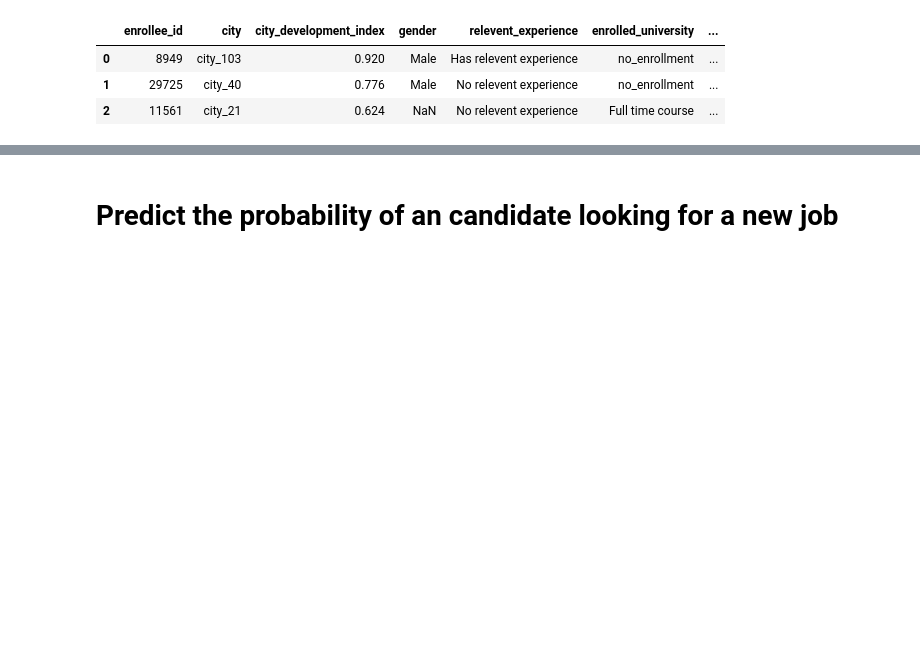
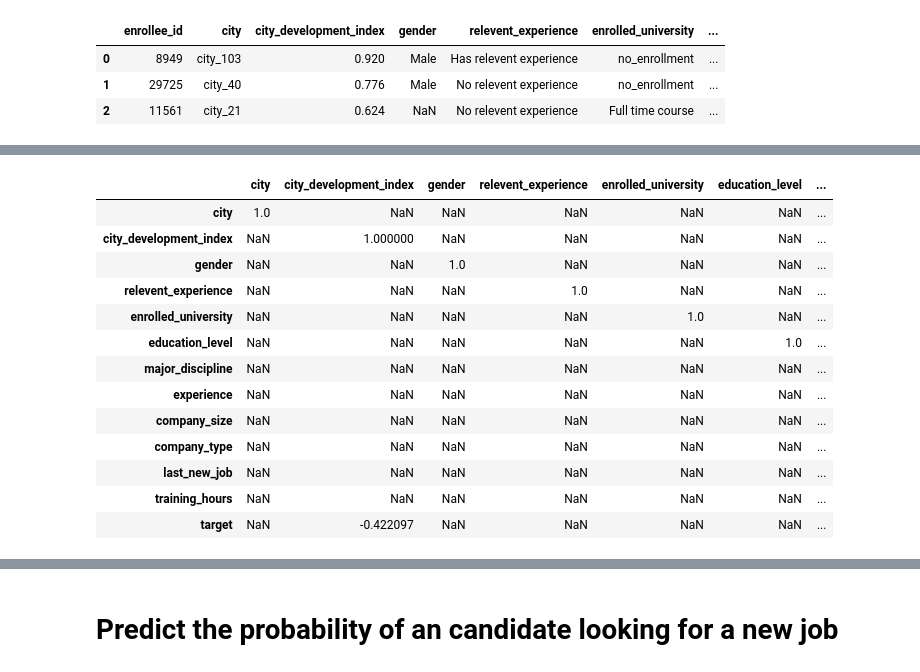
Before and after one commit to Xiajiruo/HR-Analytics-Job-Change-of-Data-Scientists, a Jupyter notebook: hr.ipynb, the cells around one changed output, grey strips where cells are left out. Drawn from its saved outputs; the diff is of its cells as text; code cells hidden in the pictures; blank space fills up the shorter version.

```diff
--- a/hr.ipynb
+++ b/hr.ipynb
@@ -51,0 +77,17 @@ TypeError: Encoders require their input to be uniformly strings or numbers. Got
+# %%
+df_train_notna.corr()[df_train_notna.corr().abs()>=0.4]
+# %% [output]
+|  | city | city_development_index | gender | relevent_experience | enrolled_university | education_level | ... |
+| city | 1.0 | NaN | NaN | NaN | NaN | NaN | ... |
+| city_development_index | NaN | 1.000000 | NaN | NaN | NaN | NaN | ... |
+| gender | NaN | NaN | 1.0 | NaN | NaN | NaN | ... |
+| relevent_experience | NaN | NaN | NaN | 1.0 | NaN | NaN | ... |
+| enrolled_university | NaN | NaN | NaN | NaN | 1.0 | NaN | ... |
+| education_level | NaN | NaN | NaN | NaN | NaN | 1.0 | ... |
+| major_discipline | NaN | NaN | NaN | NaN | NaN | NaN | ... |
+| experience | NaN | NaN | NaN | NaN | NaN | NaN | ... |
+| company_size | NaN | NaN | NaN | NaN | NaN | NaN | ... |
+| company_type | NaN | NaN | NaN | NaN | NaN | NaN | ... |
+| last_new_job | NaN | NaN | NaN | NaN | NaN | NaN | ... |
+| training_hours | NaN | NaN | NaN | NaN | NaN | NaN | ... |
+| target | NaN | -0.422097 | NaN | NaN | NaN | NaN | ... |
```
Also changed, not shown: parts of 6 cells of this notebook.
